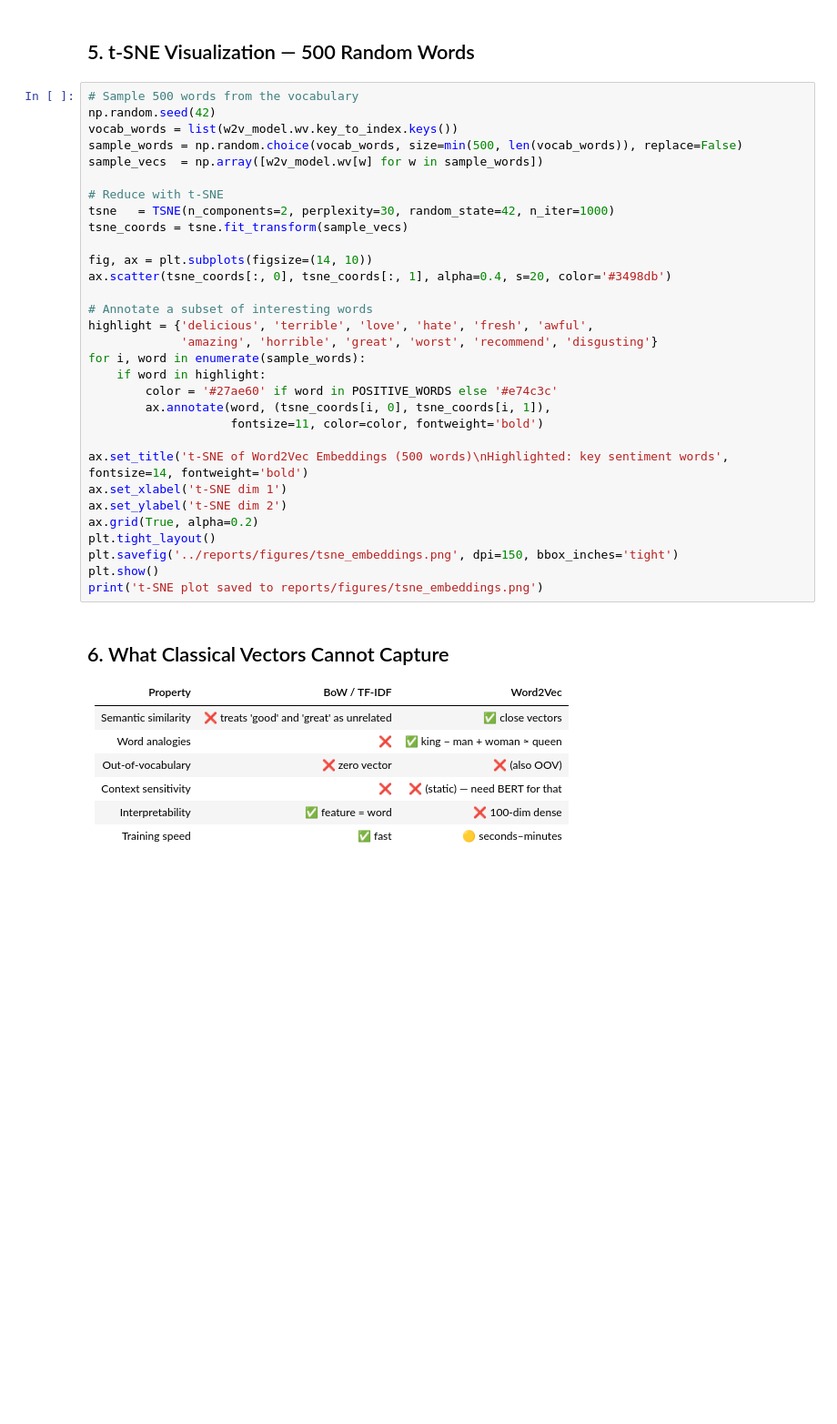
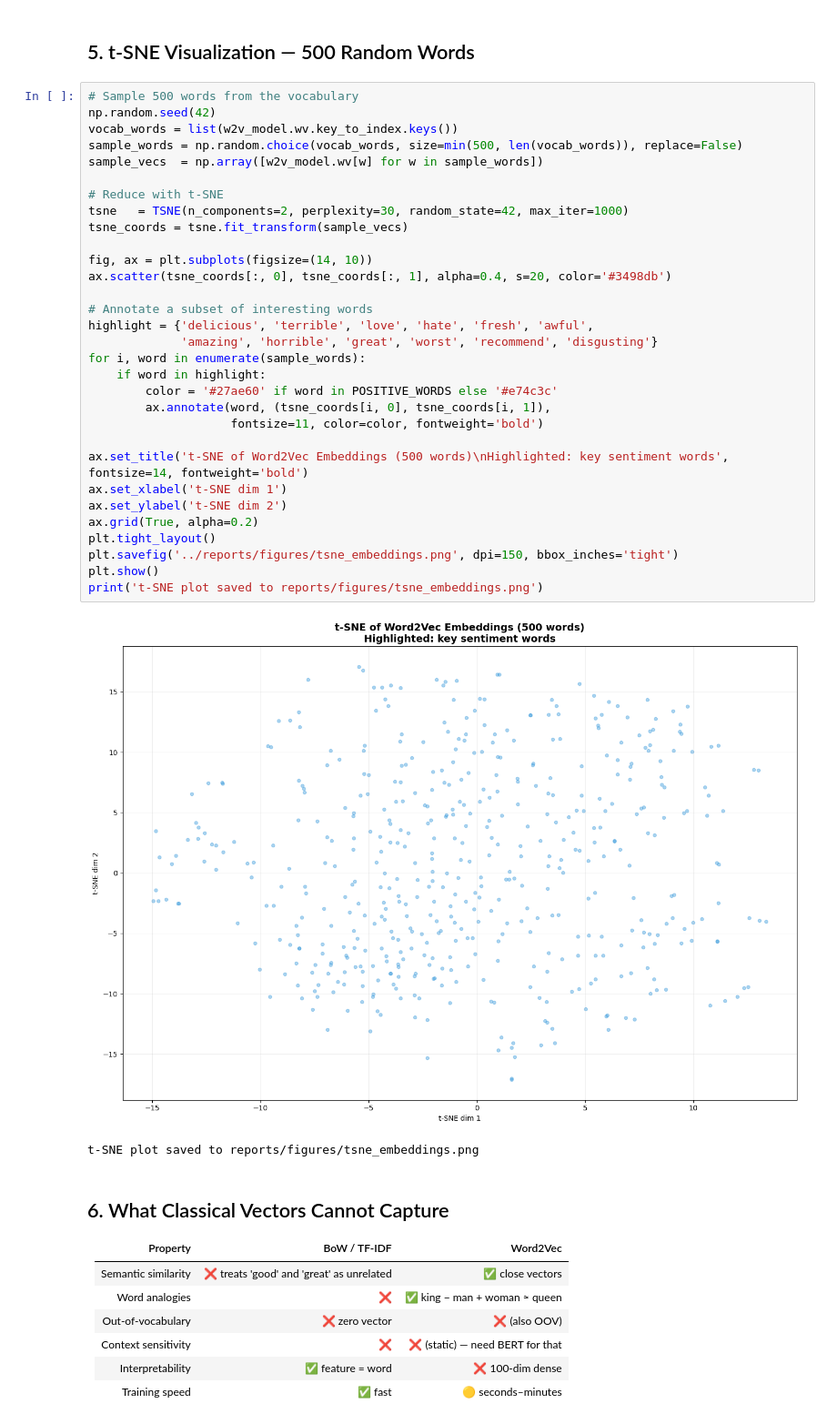
Before and after one commit to MohamedShakshak/NLP-Sentiment-Analysis, a Jupyter notebook: notebooks/embeddings_viz.ipynb, the cells around one changed output. Shown at 91% size. Drawn from its saved outputs; the diff is of its cells as text; blank space fills up the shorter version.

```diff
--- a/notebooks/embeddings_viz.ipynb
+++ b/notebooks/embeddings_viz.ipynb
@@ -101,34 +127,37 @@ print('PCA plot saved to reports/figures/pca_embeddings.png')
 # %%
 # Sample 500 words from the vocabulary
 np.random.seed(42)
 vocab_words = list(w2v_model.wv.key_to_index.keys())
 sample_words = np.random.choice(vocab_words, size=min(500, len(vocab_words)), replace=False)
 sample_vecs  = np.array([w2v_model.wv[w] for w in sample_words])
 
 # Reduce with t-SNE
-tsne   = TSNE(n_components=2, perplexity=30, random_state=42, n_iter=1000)
+tsne   = TSNE(n_components=2, perplexity=30, random_state=42, max_iter=1000)
 tsne_coords = tsne.fit_transform(sample_vecs)
 
 fig, ax = plt.subplots(figsize=(14, 10))
 ax.scatter(tsne_coords[:, 0], tsne_coords[:, 1], alpha=0.4, s=20, color='#3498db')
 
 # Annotate a subset of interesting words
 highlight = {'delicious', 'terrible', 'love', 'hate', 'fresh', 'awful',
              'amazing', 'horrible', 'great', 'worst', 'recommend', 'disgusting'}
 for i, word in enumerate(sample_words):
     if word in highlight:
         color = '#27ae60' if word in POSITIVE_WORDS else '#e74c3c'
         ax.annotate(word, (tsne_coords[i, 0], tsne_coords[i, 1]),
                     fontsize=11, color=color, fontweight='bold')
 
 ax.set_title('t-SNE of Word2Vec Embeddings (500 words)\nHighlighted: key sentiment words', fontsize=14, fontweight='bold')
 ax.set_xlabel('t-SNE dim 1')
 ax.set_ylabel('t-SNE dim 2')
 ax.grid(True, alpha=0.2)
 plt.tight_layout()
 plt.savefig('../reports/figures/tsne_embeddings.png', dpi=150, bbox_inches='tight')
 plt.show()
 print('t-SNE plot saved to reports/figures/tsne_embeddings.png')
+# %% [output]
+[figure, added]
+t-SNE plot saved to reports/figures/tsne_embeddings.png
 # %% [markdown]
 ## 6. What Classical Vectors Cannot Capture
 
```
Also changed, not shown: parts of 7 cells of this notebook, 11 other files.
